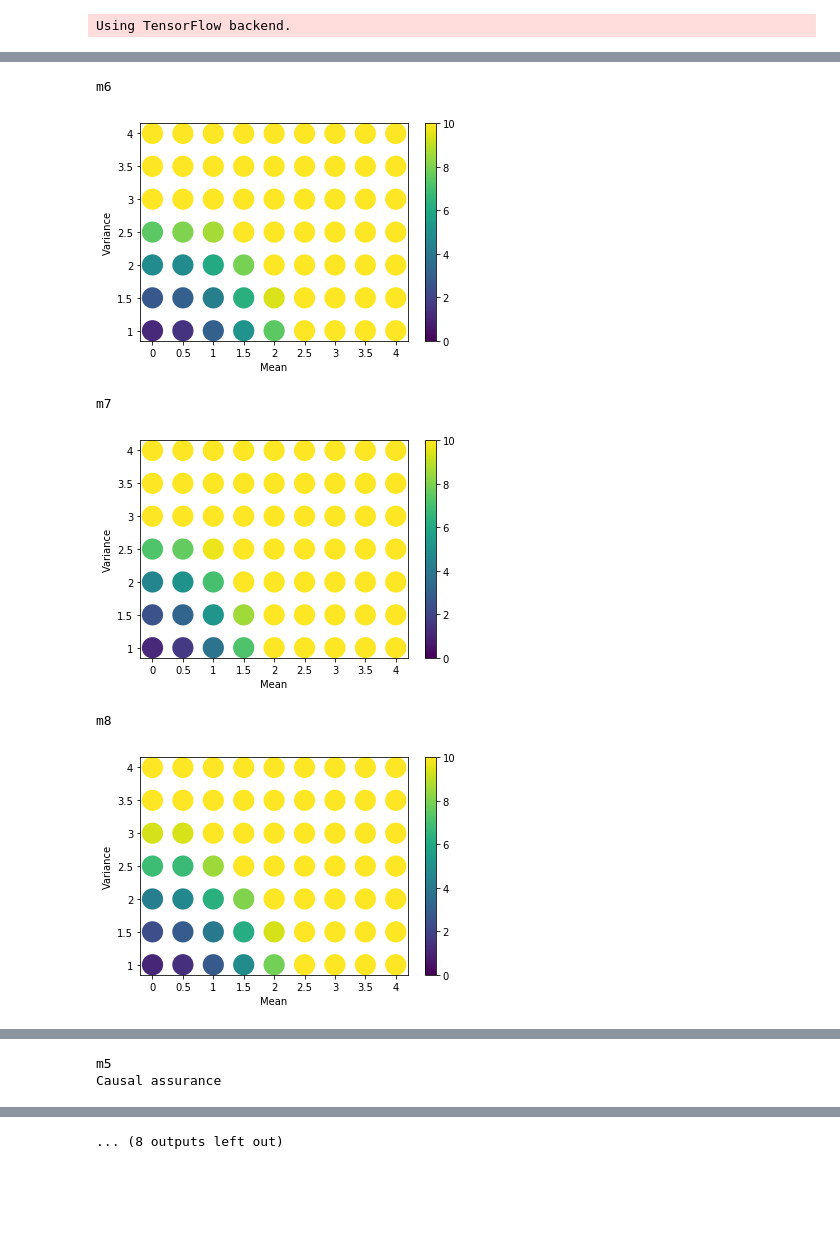
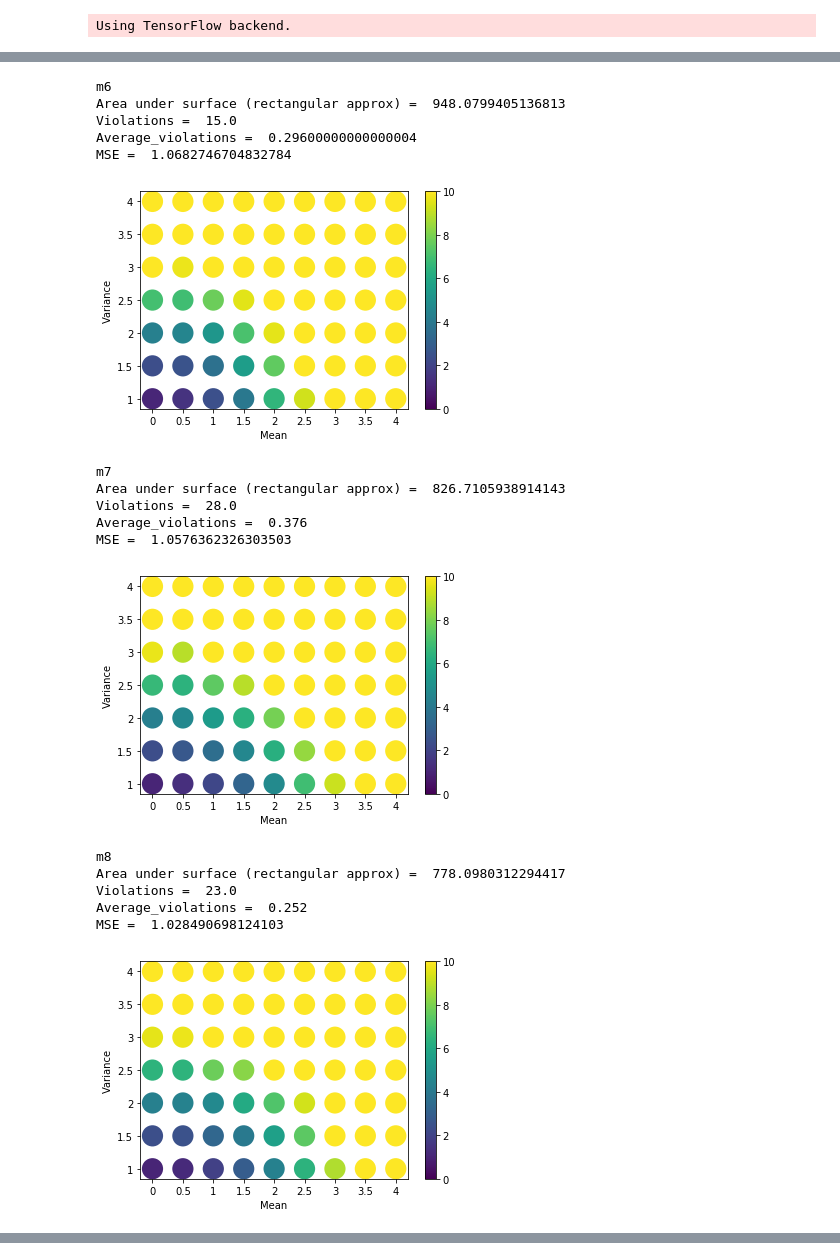
Before and after one commit to aligharari96/causality, a Jupyter notebook: CausalAssurance-DL.ipynb, the cells around one changed output, grey strips where cells are left out. Cells and saved outputs as stored; diff of their text form; code cells hidden in the pictures; blank space fills up the shorter version.

Commit message:
Working state of causal assurance

```diff
--- a/CausalAssurance-DL.ipynb
+++ b/CausalAssurance-DL.ipynb
@@ -421,31 +383,35 @@ def heat_plot(x,y,z, clim_low = 0, clim_high = 1):
     plt.colorbar(cax)
     plt.show()
 
-for idx, m in enumerate(models):
-    print(model_names[idx])
+for i, m in enumerate(models):
+    print(model_names[i])
     x = []
     y = []
     z = []
 
 
-
-    for k, v in metrics[idx].items():
+    rectangular_approx = 0
+    for k, v in metrics[i].items():
         x.append(k.split('_')[0])
         y.append(k.split('_')[-1])
         z.append(np.mean(v))
-
+        rectangular_approx += np.mean(v)
+    print("Area under surface (rectangular approx) = ", rectangular_approx)
+    print("Violations = ", violations[i])
+    print("Average_violations = ", np.mean(violation_mean[i]))
+    print("MSE = ", np.mean(mean[i]))
     heat_plot(x,y,z, clim_low = 0, clim_high = 10)
 
-for idx, m in enumerate(models):
-    print(model_names[idx])
-    x = []
-    y = []
-    z = []
-    for k, v in violations[idx].items():
-        x.append(k.split('_')[0])
-        y.append(k.split('_')[-1])
-        z.append(np.sum(v) / len(v))
-    print("Causal assurance")
-    heat_plot(x,y,z, clim_low = 0, clim_high = 1)
+#for idx, m in enumerate(models):
+#    print(model_names[idx])
+#    x = []
+#    y = []
+#    z = []
+#    for k, v in causal_dicts[idx].items():
+#        x.append(k.split('_')[0])
+#        y.append(k.split('_')[-1])
+#        z.append(np.sum(v) / len(v))
+#    print("Causal assurance")
+#    heat_plot(x,y,z, clim_low = 0, clim_high = 1)
 # %% [output]
 m5
@@ -453,7 +423,19 @@ m5
 m6
+Area under surface (rectangular approx) =  948.0799405136813
+Violations =  15.0
+Average_violations =  0.29600000000000004
+MSE =  1.0682746704832784
-[figure, old version]
+[figure, new version]
 m7
+Area under surface (rectangular approx) =  826.7105938914143
+Violations =  28.0
+Average_violations =  0.376
+MSE =  1.0576362326303503
-[figure, old version]
+[figure, new version]
 m8
+Area under surface (rectangular approx) =  778.0980312294417
+Violations =  23.0
+Average_violations =  0.252
+MSE =  1.028490698124103
-[figure, old version]
+[figure, new version]
 m9
@@ -461,2 +446,0 @@ m9
-m5
-Causal assurance
@@ -464 +446,0 @@ Causal assurance
-... (8 outputs left out)
```
Also changed, not shown: parts of 3 cells of this notebook, 1 other file.
